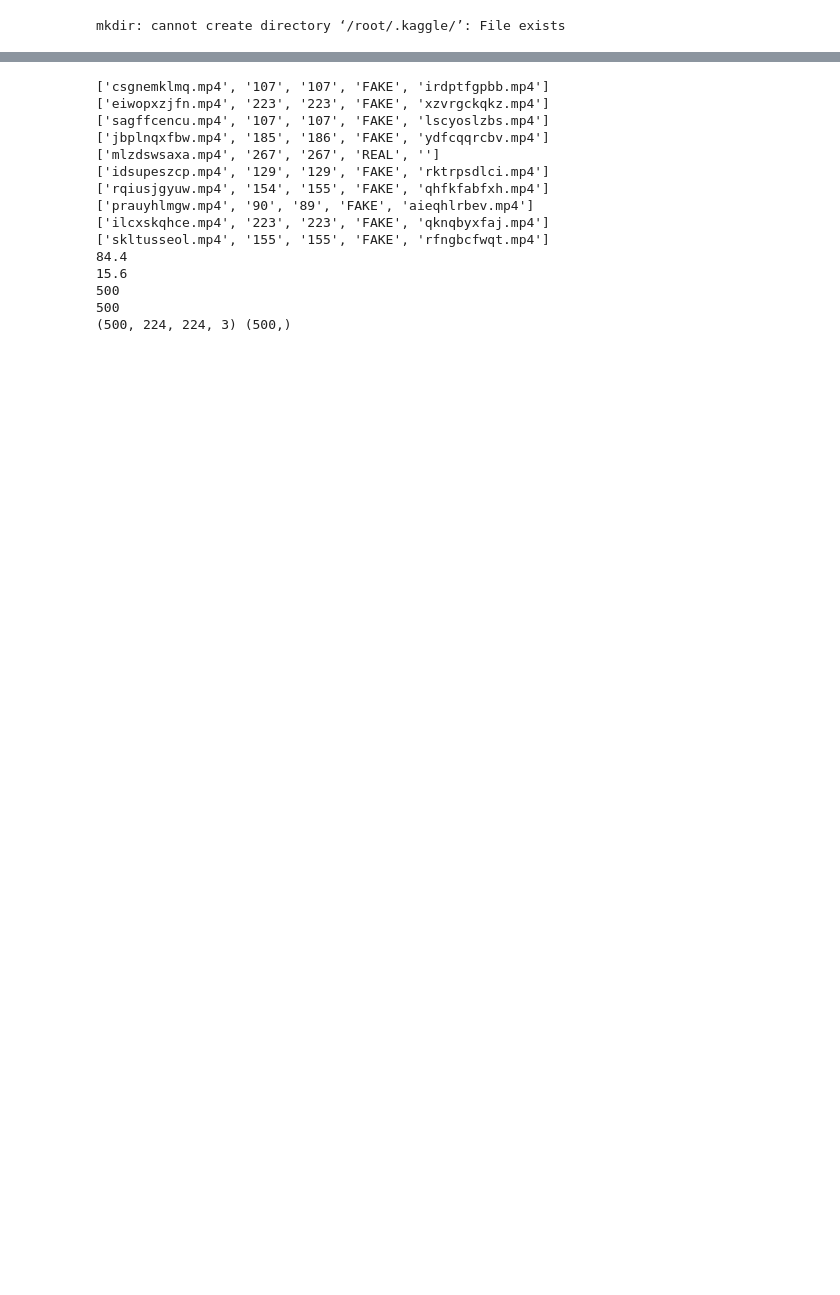
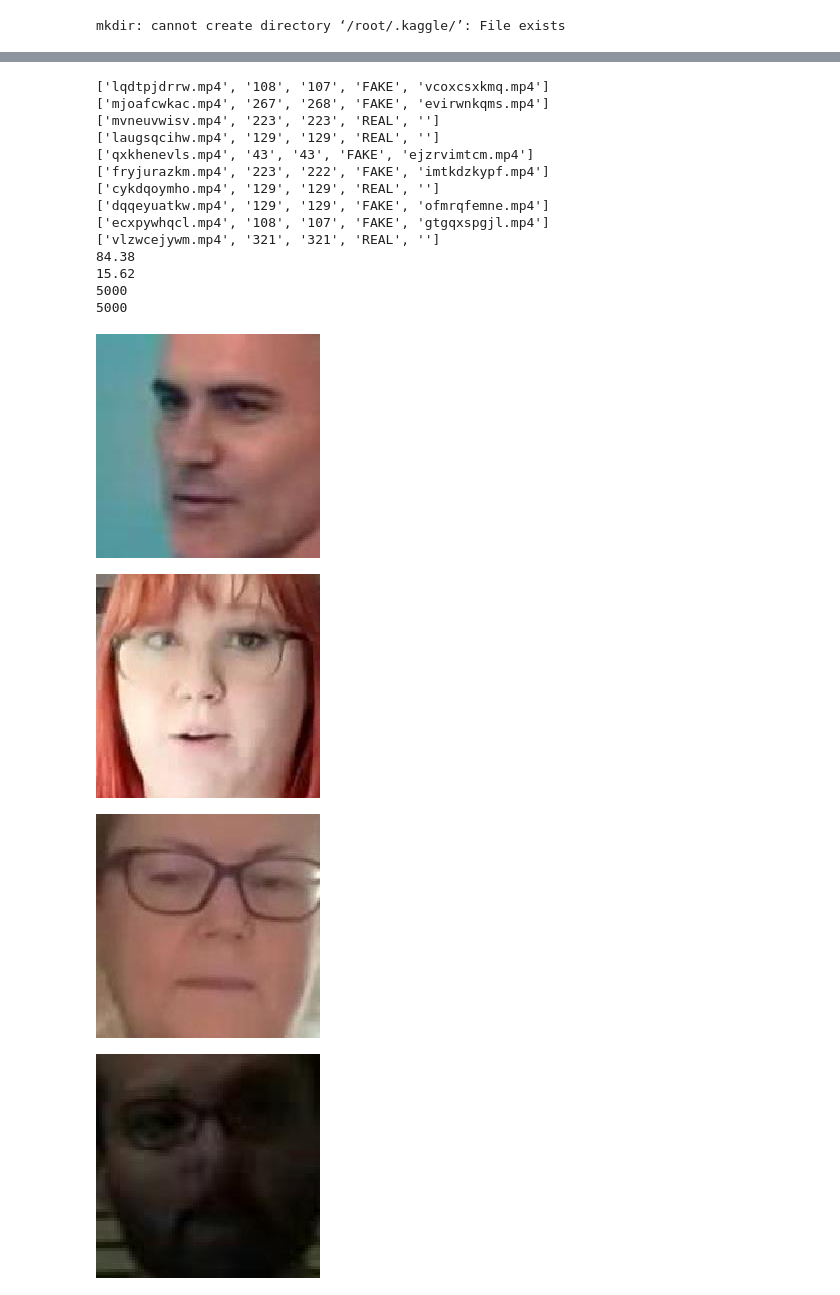
Before and after one commit to archarbar/DeepfakeDetector, a Jupyter notebook: DeepfakeDetector.ipynb, the cells around one changed output, grey strips where cells are left out. Cells and saved outputs as stored; diff of their text form; code cells hidden in the pictures; blank space fills up the shorter version.

```diff
--- a/DeepfakeDetector.ipynb
+++ b/DeepfakeDetector.ipynb
@@ -95,7 +83,7 @@ real = 0
 
 #create features and labels lists.
 # append image path (change .mp4 extension to jpg) and append classes
-for element in data[:500]:
+for element in data[:5000]:
   element[0] = 'data/faces_224/' + element[0][:-3] + 'jpg'
   if (element[3] == 'FAKE'):
     X.append(element[0])
@@ -108,47 +96,58 @@ for element in data[:500]:
 
 #calculating class balance
 print(100*fake/len(y))
 print(100*real/len(y))
 
 print(len(X))
 print(len(y))
 
 # The size of the images
 IMG_SIZE = 224
 
+sample_images = X[:5]
+for file_path in sample_images:
+  display(Image(file_path))
+
+# X = np.stack([cv2.imread(str(x), cv2.IMREAD_GRAYSCALE)
+#                    for x in img_paths])
+
 # use open cv to read and resize images into arrays
 for c, v in enumerate(X):
-  img_array = cv2.imread(v)
+  img_array = cv2.imread(v, cv2.IMREAD_GRAYSCALE)
   if (img_array is None):
     print("error image not found: ", v)
-  X[c] = cv2.resize(img_array, (IMG_SIZE, IMG_SIZE))
+    continue
+  X[c] = img_array
 
 X = np.array(X)
 y = np.array(y)
 
 print(X.shape, y.shape)
 
 # Creating pickle files to save features and classes
 pickle_out = open("X.pickle", "wb")
 pickle.dump(X, pickle_out)
 pickle_out.close()
 
 pickle_out = open("y.pickle", "wb")
 pickle.dump(y, pickle_out)
 pickle_out.close()
 # %% [output]
-['csgnemklmq.mp4', '107', '107', 'FAKE', 'irdptfgpbb.mp4']
-['eiwopxzjfn.mp4', '223', '223', 'FAKE', 'xzvrgckqkz.mp4']
-['sagffcencu.mp4', '107', '107', 'FAKE', 'lscyoslzbs.mp4']
-['jbplnqxfbw.mp4', '185', '186', 'FAKE', 'ydfcqqrcbv.mp4']
-['mlzdswsaxa.mp4', '267', '267', 'REAL', '']
-['idsupeszcp.mp4', '129', '129', 'FAKE', 'rktrpsdlci.mp4']
-['rqiusjgyuw.mp4', '154', '155', 'FAKE', 'qhfkfabfxh.mp4']
-['prauyhlmgw.mp4', '90', '89', 'FAKE', 'aieqhlrbev.mp4']
-['ilcxskqhce.mp4', '223', '223', 'FAKE', 'qknqbyxfaj.mp4']
-['skltusseol.mp4', '155', '155', 'FAKE', 'rfngbcfwqt.mp4']
-84.4
-15.6
-500
-500
-(500, 224, 224, 3) (500,)
+['lqdtpjdrrw.mp4', '108', '107', 'FAKE', 'vcoxcsxkmq.mp4']
+['mjoafcwkac.mp4', '267', '268', 'FAKE', 'evirwnkqms.mp4']
+['mvneuvwisv.mp4', '223', '223', 'REAL', '']
+['laugsqcihw.mp4', '129', '129', 'REAL', '']
+['qxkhenevls.mp4', '43', '43', 'FAKE', 'ejzrvimtcm.mp4']
+['fryjurazkm.mp4', '223', '222', 'FAKE', 'imtkdzkypf.mp4']
+['cykdqoymho.mp4', '129', '129', 'REAL', '']
+['dqqeyuatkw.mp4', '129', '129', 'FAKE', 'ofmrqfemne.mp4']
+['ecxpywhqcl.mp4', '108', '107', 'FAKE', 'gtgqxspgjl.mp4']
+['vlzwcejywm.mp4', '321', '321', 'REAL', '']
+84.38
+15.62
+5000
+5000
+[figure, added]
+[figure, added]
+[figure, added]
+[figure, added]
```
Also changed, not shown: parts of 11 cells of this notebook, 1 other file.
